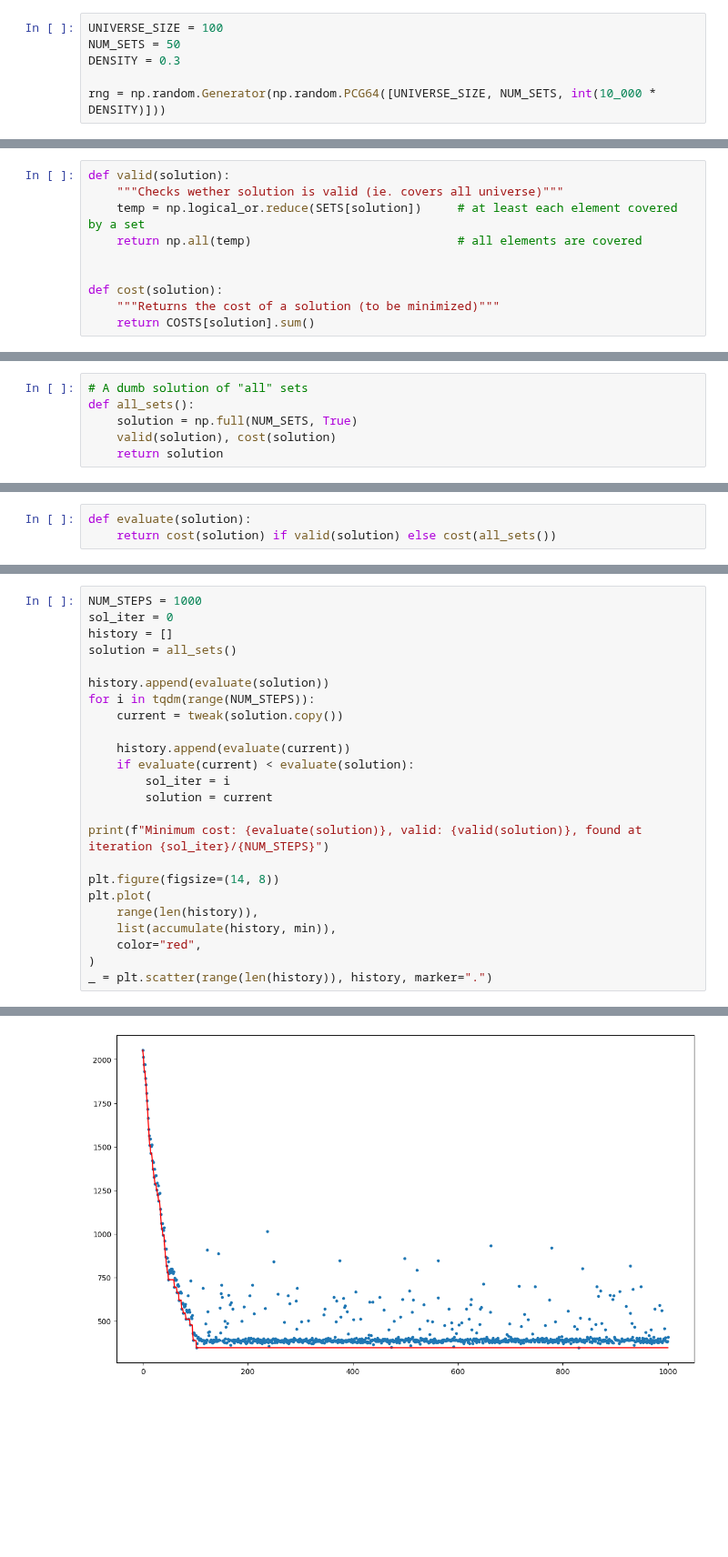
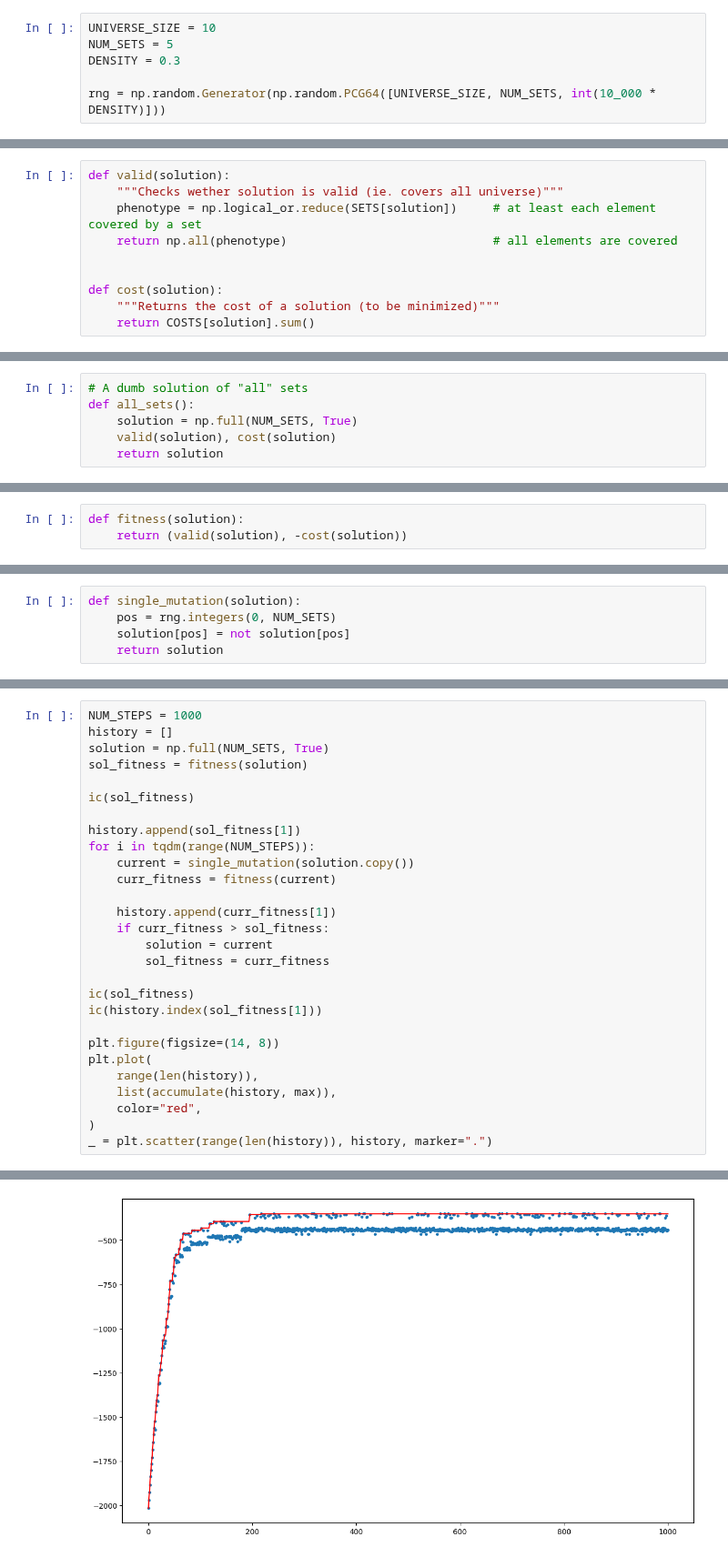
Before and after one commit to MicheleCazzola/CI2024_lab1, a Jupyter notebook: set-cover.ipynb, the cells around one changed output, grey strips where cells are left out. Shown at 91% size. Saved outputs shown, nothing was run; the diff lists cells and outputs as text; blank space fills up the shorter version.

```diff
--- a/set-cover.ipynb
+++ b/set-cover.ipynb
@@ -19,8 +19,8 @@ from icecream import ic
 
 If you want to get reproducible results, use `rng` (and restart the kernel); for non-reproducible ones, use `np.random`.
 # %%
-UNIVERSE_SIZE = 100
-NUM_SETS = 50
+UNIVERSE_SIZE = 10
+NUM_SETS = 5
 DENSITY = 0.3
 
 rng = np.random.Generator(np.random.PCG64([UNIVERSE_SIZE, NUM_SETS, int(10_000 * DENSITY)]))
@@ -57,8 +46,8 @@ print(COSTS)
 # %%
 def valid(solution):
     """Checks wether solution is valid (ie. covers all universe)"""
-    temp = np.logical_or.reduce(SETS[solution])     # at least each element covered by a set
-    return np.all(temp)                             # all elements are covered
+    phenotype = np.logical_or.reduce(SETS[solution])     # at least each element covered by a set
+    return np.all(phenotype)                             # all elements are covered
 
 
 def cost(solution):
@@ -81,3 +70,3 @@ valid(rng_sol), cost(rng_sol)
 # %%
-def evaluate(solution):
-    return cost(solution) if valid(solution) else cost(all_sets())
+def fitness(solution):
+    return (valid(solution), -cost(solution))
@@ -83,0 +75,5 @@ def evaluate(solution):
+# %%
+def single_mutation(solution):
+    pos = rng.integers(0, NUM_SETS)
+    solution[pos] = not solution[pos]
+    return solution
@@ -93,24 +120,28 @@ def tweak(solution):
 # %%
 NUM_STEPS = 1000
-sol_iter = 0
 history = []
-solution = all_sets()
+solution = np.full(NUM_SETS, True)
+sol_fitness = fitness(solution)
 
-history.append(evaluate(solution))
+ic(sol_fitness)
+
+history.append(sol_fitness[1])
 for i in tqdm(range(NUM_STEPS)):
-    current = tweak(solution.copy())
+    current = single_mutation(solution.copy())
+    curr_fitness = fitness(current)
 
-    history.append(evaluate(current))
-    if evaluate(current) < evaluate(solution):
-        sol_iter = i
+    history.append(curr_fitness[1])
+    if curr_fitness > sol_fitness:
         solution = current
+        sol_fitness = curr_fitness
 
-print(f"Minimum cost: {evaluate(solution)}, valid: {valid(solution)}, found at iteration {sol_iter}/{NUM_STEPS}")
+ic(sol_fitness)
+ic(history.index(sol_fitness[1]))
 
 plt.figure(figsize=(14, 8))
 plt.plot(
     range(len(history)),
-    list(accumulate(history, min)),
+    list(accumulate(history, max)),
     color="red",
 )
 _ = plt.scatter(range(len(history)), history, marker=".")
@@ -119 +152 @@ Minimum cost: 347.5728676678867, valid: True, found at iteration 829/1000
-[figure, old version]
+[figure, new version]
```
Also changed, not shown: parts of 17 cells of this notebook.
